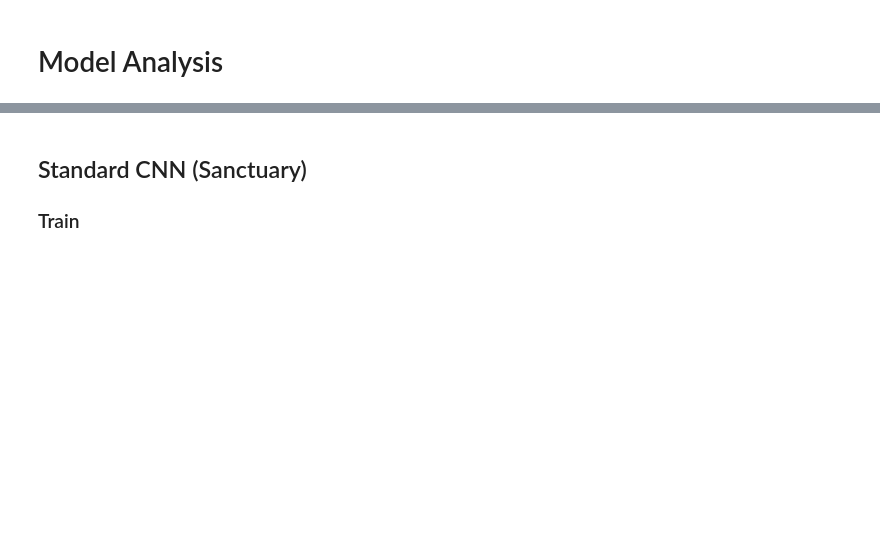
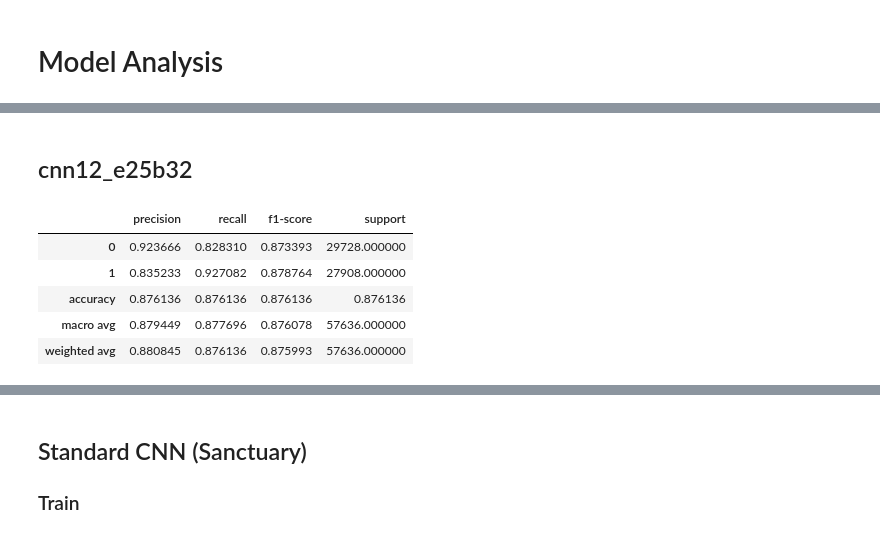
Before and after one commit to UtrechtUniversity/animal-sounds, a Jupyter notebook: output/notebooks/model_analysis.ipynb, the cells around one changed output, grey strips where cells are left out. Cells and saved outputs as stored; diff of their text form; code cells hidden in the pictures; blank space fills up the shorter version.

```diff
--- a/output/notebooks/model_analysis.ipynb
+++ b/output/notebooks/model_analysis.ipynb
@@ -44,0 +77,18 @@ def get_selected_val(values):
+# %% [markdown]
+## cnn12_e25b32
+# %%
+cnn_pred = read_preds('../models/new_hpo/sanc_synth_cnn12_e25b32/_predictions.txt')
+cnn_y = read_y_test('../models/new_hpo/sanc_synth_cnn12_e25b32/_y_test.csv')
+
+preds = [get_selected_val(row) for row in cnn_pred ]
+ys = cnn_y.idxmax(axis=1)
+y = ys.apply(lambda x:int(x))
+
+get_classification_report(y,preds)
+# %% [output]
+|  | precision | recall | f1-score | support |
+| 0 | 0.923666 | 0.828310 | 0.873393 | 29728.000000 |
+| 1 | 0.835233 | 0.927082 | 0.878764 | 27908.000000 |
+| accuracy | 0.876136 | 0.876136 | 0.876136 | 0.876136 |
+| macro avg | 0.879449 | 0.877696 | 0.876078 | 57636.000000 |
+| weighted avg | 0.880845 | 0.876136 | 0.875993 | 57636.000000 |
```
Also changed, not shown: parts of 104 cells of this notebook, 13 other files.
